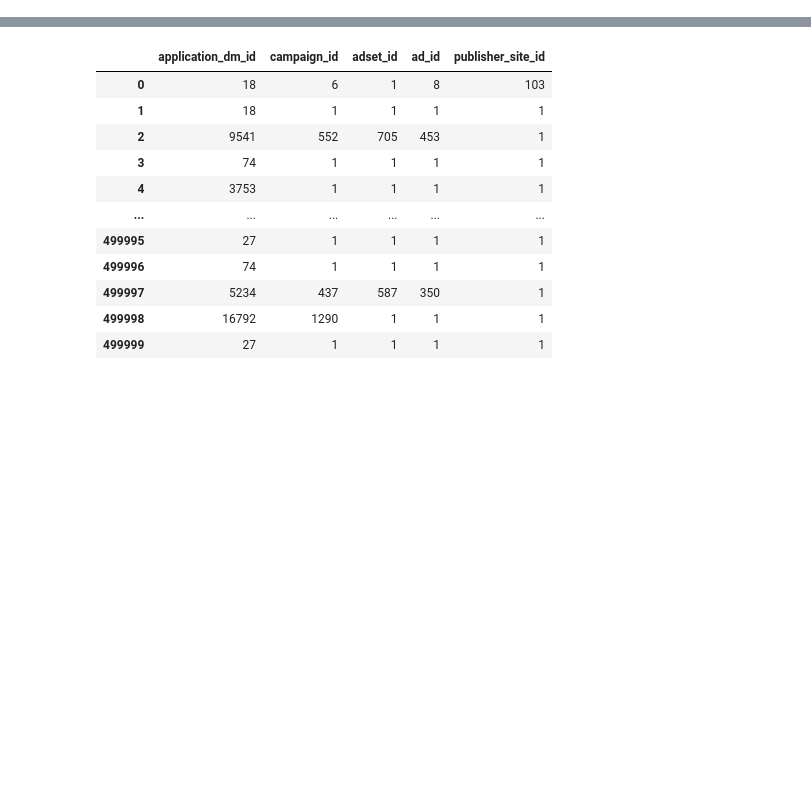
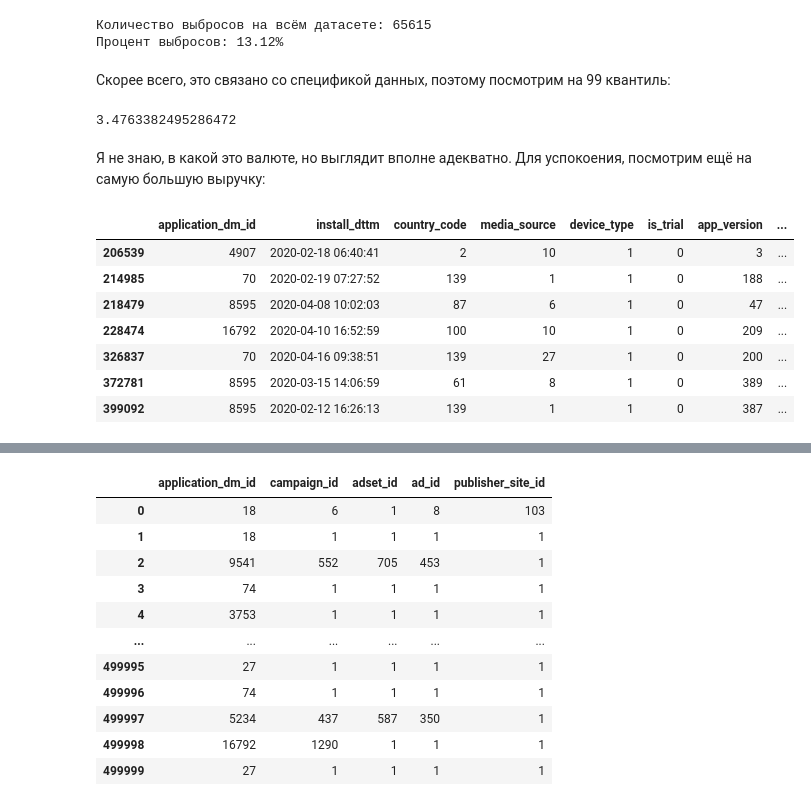
Before and after one commit to slgero/testovoe, a Jupyter notebook: Untitled.ipynb, the cells around one changed output, grey strips where cells are left out. Drawn from its saved outputs; the diff is of its cells as text; code cells hidden in the pictures; blank space fills up the shorter version.

```diff
--- a/Untitled.ipynb
+++ b/Untitled.ipynb
@@ -34,0 +93,24 @@ memory usage: 87.7+ MB
+# %%
+find_outlier(df['target']);
+# %% [output]
+Количество выбросов на всём датасете: 65615
+Процент выбросов: 13.12%
+# %% [markdown]
+Скорее всего, это связано со спецификой данных, поэтому посмотрим на 99 квантиль:
+# %%
+df['target'].quantile(q=0.99)
+# %% [output]
+3.4763382495286472
+# %% [markdown]
+Я не знаю, в какой это валюте, но выглядит вполне адекватно. Для успокоения, посмотрим ещё на самую большую выручку:
+# %%
+df[df['target'] > 100]
+# %% [output]
+|  | application_dm_id | install_dttm | country_code | media_source | device_type | is_trial | app_version | ... |
+| 206539 | 4907 | 2020-02-18 06:40:41 | 2 | 10 | 1 | 0 | 3 | ... |
+| 214985 | 70 | 2020-02-19 07:27:52 | 139 | 1 | 1 | 0 | 188 | ... |
+| 218479 | 8595 | 2020-04-08 10:02:03 | 87 | 6 | 1 | 0 | 47 | ... |
+| 228474 | 16792 | 2020-04-10 16:52:59 | 100 | 10 | 1 | 0 | 209 | ... |
+| 326837 | 70 | 2020-04-16 09:38:51 | 139 | 27 | 1 | 0 | 200 | ... |
+| 372781 | 8595 | 2020-03-15 14:06:59 | 61 | 8 | 1 | 0 | 389 | ... |
+| 399092 | 8595 | 2020-02-12 16:26:13 | 139 | 1 | 1 | 0 | 387 | ... |
```
Also changed, not shown: parts of 58 cells of this notebook.
